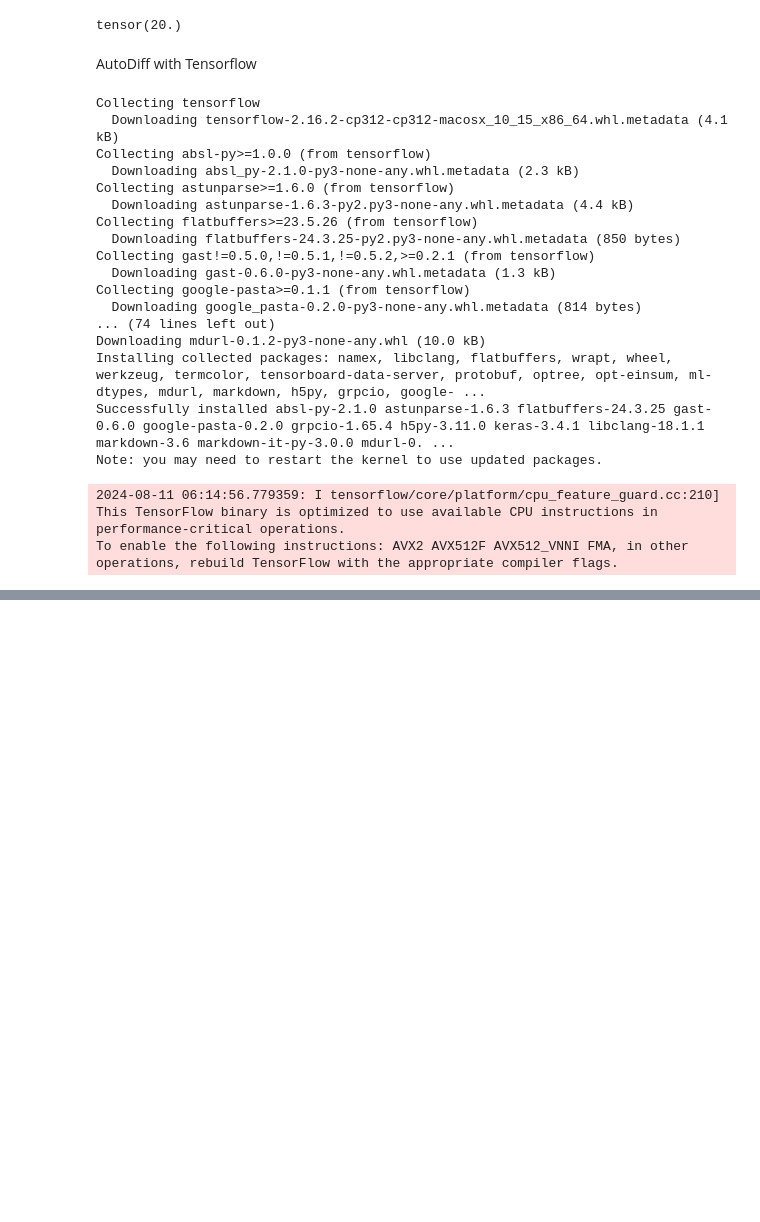
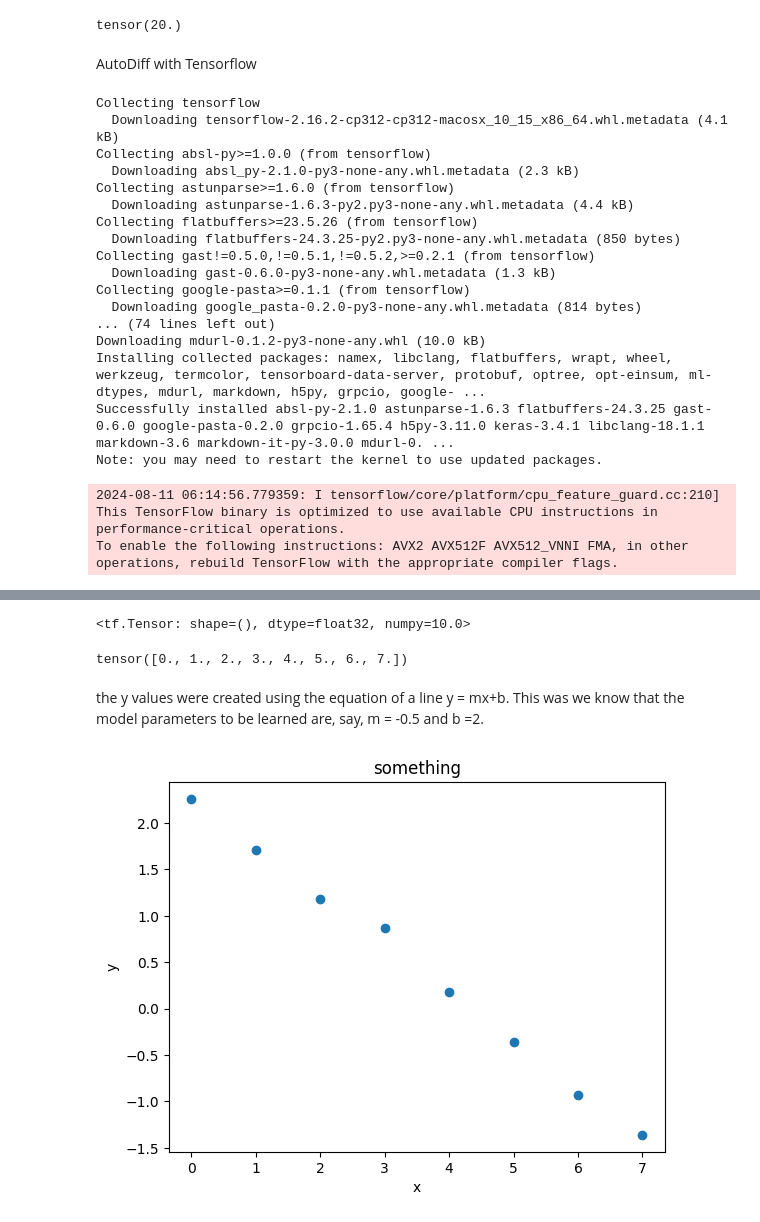
Before and after one commit to AnantUpadhyay02/100-Days-of-GenAI, a Jupyter notebook: calculus.ipynb, the cells around one changed output, grey strips where cells are left out. Drawn from its saved outputs; the diff is of its cells as text; code cells hidden in the pictures; blank space fills up the shorter version.

```diff
--- a/calculus.ipynb
+++ b/calculus.ipynb
@@ -197,3 +199,7 @@ x = tf.Variable(5.0)
 with tf.GradientTape() as t:
     t.watch(x) #track forward pass
     y = x ** 2
+# %%
+t.gradient(y,x) # use autodiff
+# %% [output]
+<tf.Tensor: shape=(), dtype=float32, numpy=10.0>
@@ -199,0 +209,17 @@ with tf.GradientTape() as t:
+# %%
+x = torch.tensor([0,1,2,3,4,5,6,7.]) # the last dot with the 7 is to make the tensor values a FLOAT
+x
+# %% [output]
+tensor([0., 1., 2., 3., 4., 5., 6., 7.])
+# %% [markdown]
+the y values were created using the equation of a line y = mx+b. This was we know that the model parameters to be learned are, say, m = -0.5 and b =2.
+# %%
+y = -0.5*x + 2 + torch.normal(mean=torch.zeros(8),std = 0.2)
+# %%
+fig , ax  = plt.subplots()
+plt.title("something")
+plt.xlabel("x")
+plt.ylabel("y")
+_ = ax.scatter(x,y)
+# %% [output]
+[figure, added]
```
Also changed, not shown: parts of 2 cells of this notebook.
